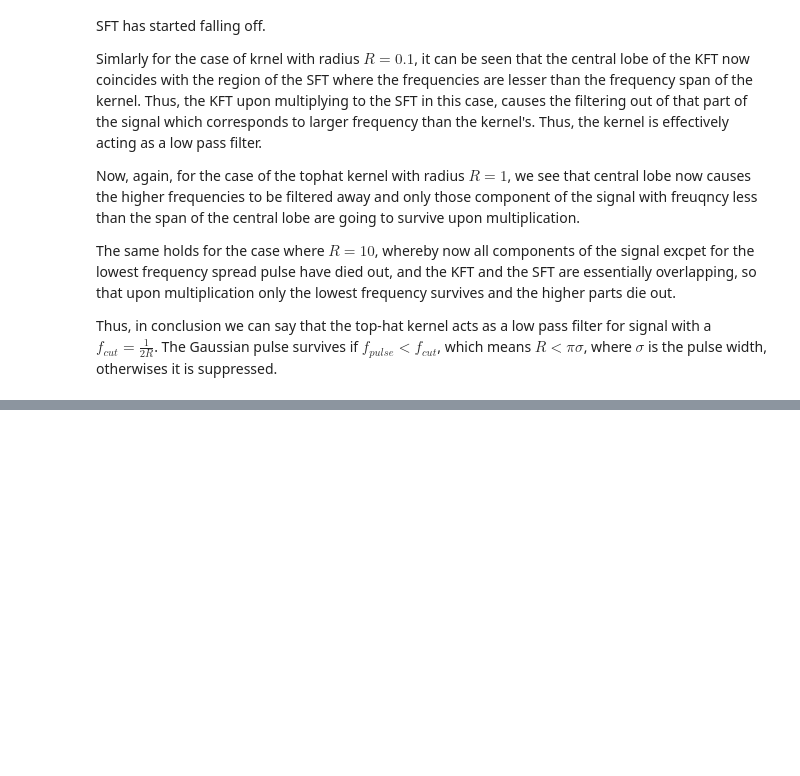
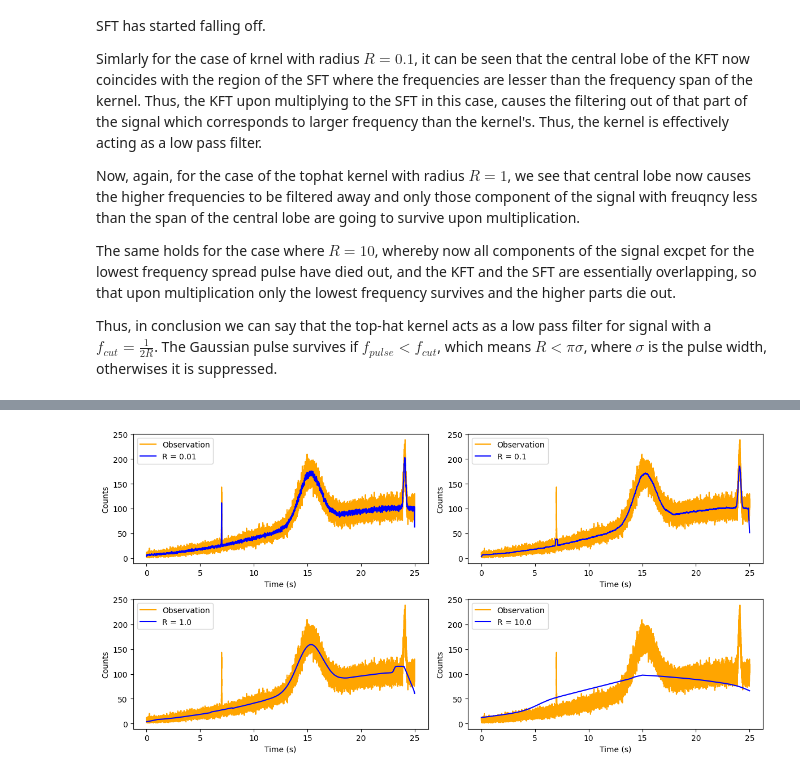
Before and after one commit to sarthak-tri/ACR_2026_TIFR_assignments, a Jupyter notebook: assignment-2/answers-assignment-2.ipynb, the cells around one changed output, grey strips where cells are left out. Drawn from its saved outputs; the diff is of its cells as text; code cells hidden in the pictures; blank space fills up the shorter version.

```diff
--- a/assignment-2/answers-assignment-2.ipynb
+++ b/assignment-2/answers-assignment-2.ipynb
@@ -529,0 +566,32 @@ Thus, in conclusion we can say that the top-hat kernel acts as a low pass filter
+# %%
+radius_vals = np.array([1e1, 1e2, 1e3, 1e4]) * dt # kernel radius in temrs of the timing resolution
+convolved_obs = {}  # empty dictionary to store different convolved obsevation arrays
+lag_space = np.arange(-12.5, 12.5, dt)  # maximum possible lag
+for r in radius_vals:
+    ker = tophat_ker(times = lag_space, radius = r) # Recycling earlier defined function
+    convolved_obs[r] = np.convolve(observed_counts, ker, mode = "same")   # Convolution step
+
+# Visualization of the original observation vs after convolution with top-hat kernel
+## plotting on same axes for comparability with and without convolution
+
+fig, ax = plt.subplots(2,2, figsize = (12,6))
+ik = [(0,0), (0,1), (1,0), (1,1)]
+for r_i in range(len(radius_vals)):
+    radius = radius_vals[r_i]
+    i, k = ik[r_i]
+    ## Original observation
+    ax[i,k].plot(t_arr, observed_counts, color = "orange", label = 'Observation')
+    ax[i,k].set_xlabel("Time (s)")
+    ax[i,k].set_ylabel("Intenisty (W)")
+    ax[i,k].legend()
+    ## Normalizing convolution, which otherwise takes very large values for small R for comparability with signal
+    normed_conv = convolved_obs[radius]/np.trapezoid(convolved_obs[radius])
+    normed_conv = np.trapezoid(observed_counts) * normed_conv
+    ax[i,k].plot(t_arr, normed_conv, color = "blue", label = f"R = {radius}")
+    ax[i,k].legend()
+    ax[i,k].set_xlabel("Time (s)")
+    ax[i,k].set_ylabel("Counts")
+plt.tight_layout()
+plt.show()
+# %% [output]
+[figure, added]
```
Also changed, not shown: parts of 6 cells of this notebook.
